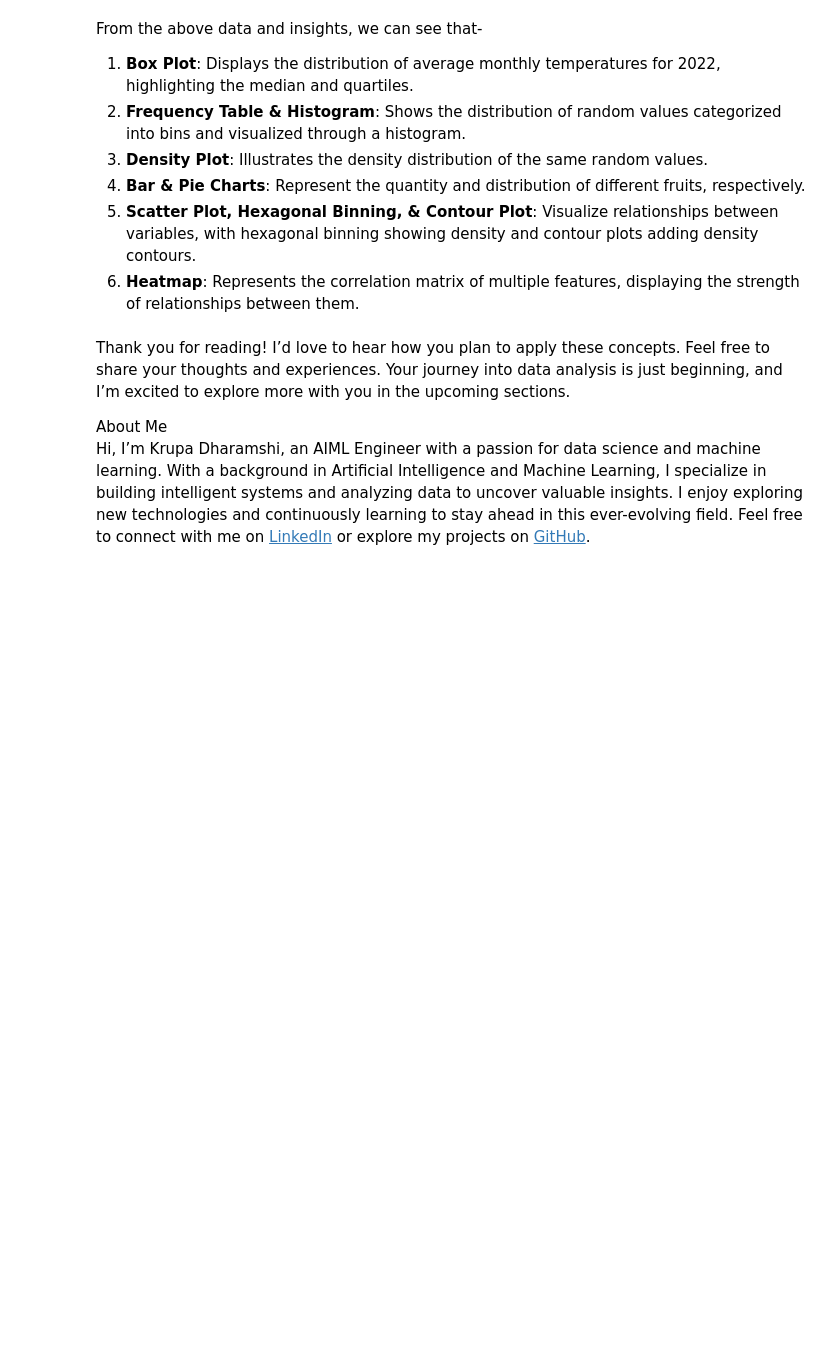
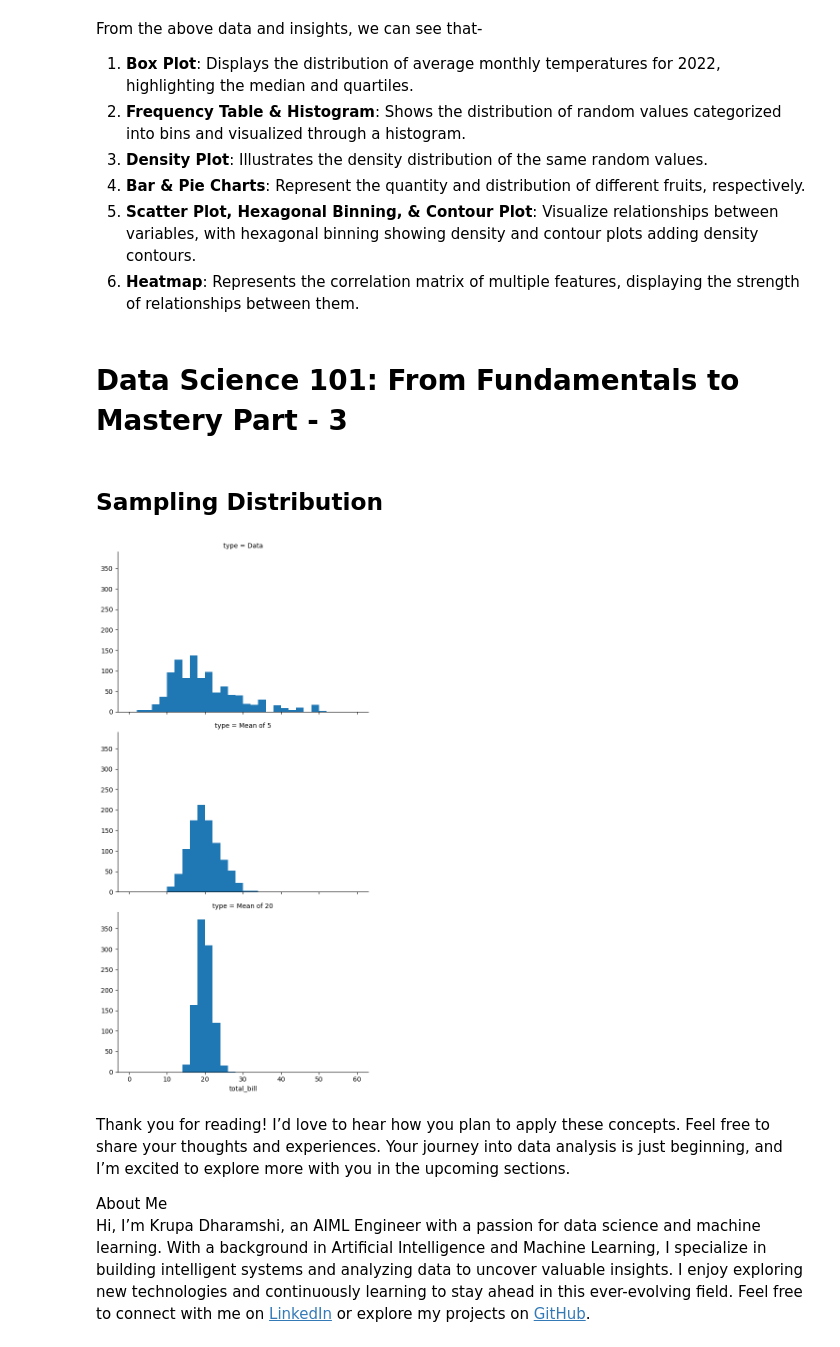
Before and after one commit to krupa2002/Data-Science-101-From-Fundamentals-to-Mastery, a Jupyter notebook: Data_Science_101_From_Fundamentals_to_Mastery.ipynb, the cells around one changed output. Drawn from its saved outputs; the diff is of its cells as text; code cells hidden in the pictures; blank space fills up the shorter version.

```diff
--- a/Data_Science_101_From_Fundamentals_to_Mastery.ipynb
+++ b/Data_Science_101_From_Fundamentals_to_Mastery.ipynb
@@ -452,3 +452,5 @@ From the above data and insights, we can see that-
 4. **Bar & Pie Charts**: Represent the quantity and distribution of different fruits, respectively.
 5. **Scatter Plot, Hexagonal Binning, & Contour Plot**: Visualize relationships between variables, with hexagonal binning showing density and contour plots adding density contours.
 6. **Heatmap**: Represents the correlation matrix of multiple features, displaying the strength of relationships between them.
+# %% [markdown]
+# Data Science 101: From Fundamentals to Mastery Part - 3
@@ -455,3 +460,38 @@ From the above data and insights, we can see that-
+# %% [markdown]
+## Sampling Distribution
+# %%
+import pandas as pd
+import seaborn as sns
+import matplotlib.pyplot as plt
+
+
+tips = sns.load_dataset('tips')
+
+sample_data = pd.DataFrame({
+    'total_bill': tips['total_bill'].sample(1000, replace=True).reset_index(drop=True),
+    'type': 'Data',
+})
+
+sample_mean_05 = pd.DataFrame({
+    'total_bill': [tips['total_bill'].sample(5).mean() for _ in range(1000)],
+    'type': 'Mean of 5',
+})
+
+sample_mean_20 = pd.DataFrame({
+    'total_bill': [tips['total_bill'].sample(20).mean() for _ in range(1000)],
+    'type': 'Mean of 20',
+})
+
+
+results = pd.concat([sample_data, sample_mean_05, sample_mean_20])
+
+
+g = sns.FacetGrid(results, col='type', col_wrap=1, height=4, aspect=1.5)
+g.map(plt.hist, 'total_bill', range=[0, 60], bins=30)
+
+plt.show()
+# %% [output]
+[figure, added]
 # %% [markdown]
 Thank you for reading! I’d love to hear how you plan to apply these concepts. Feel free to share your thoughts and experiences. Your journey into data analysis is just beginning, and I’m excited to explore more with you in the upcoming sections.
 
```
Also changed, not shown: parts of 3 cells of this notebook.
